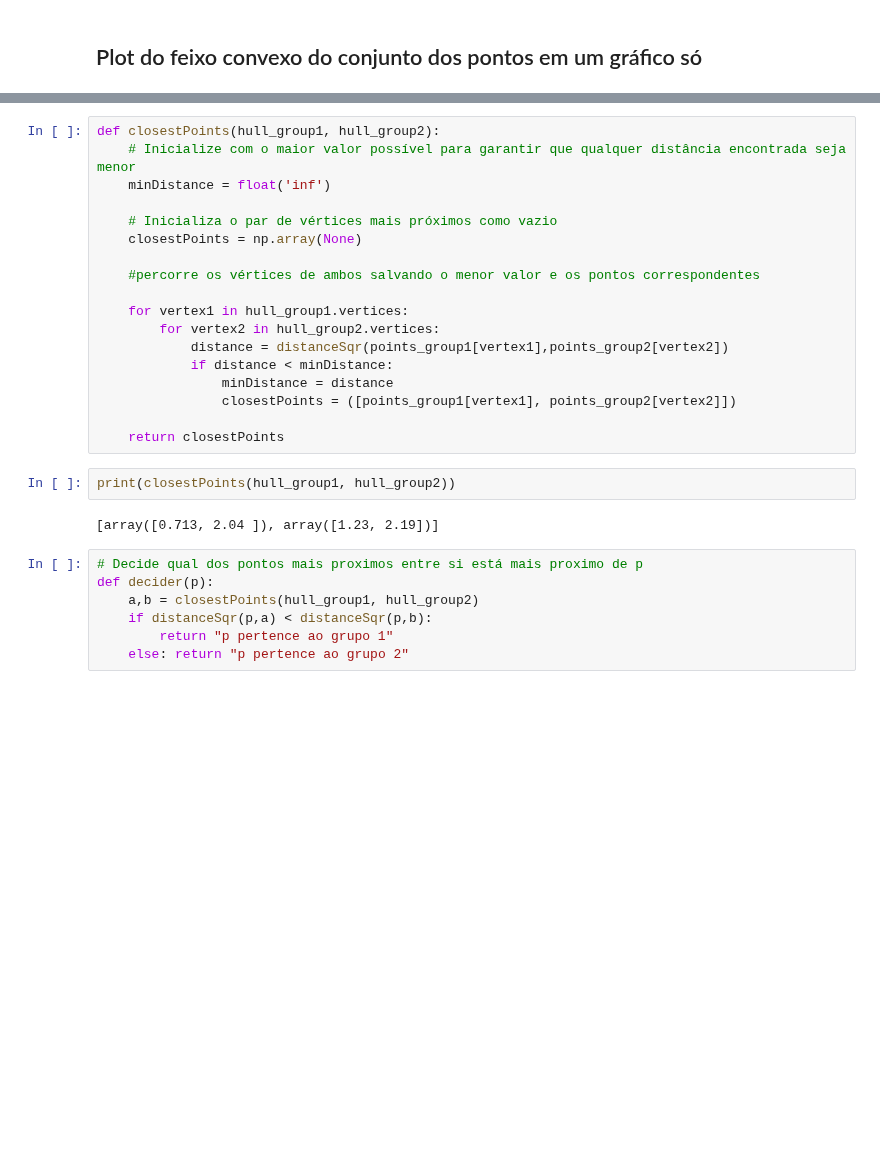
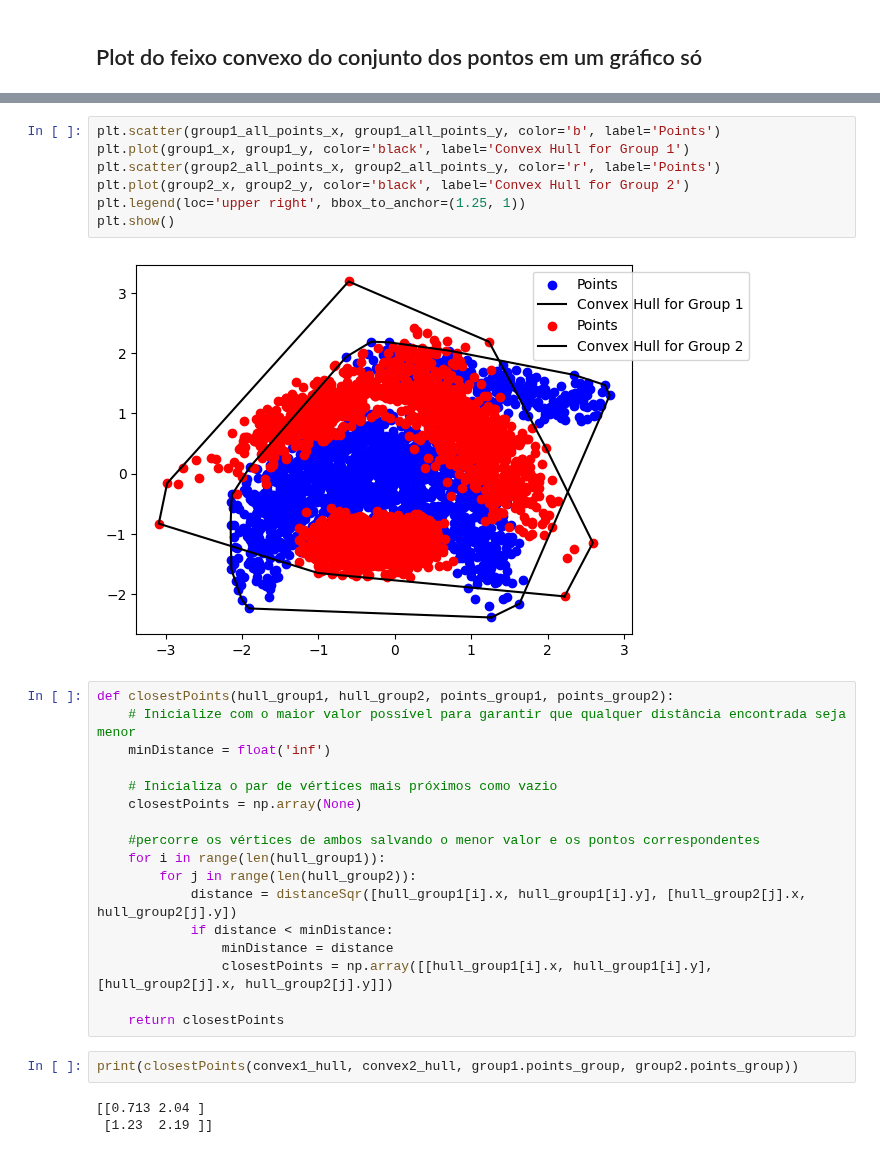
Before and after one commit to LeoOMaia/ALG-2, a Jupyter notebook: trabson.ipynb, the cells around one changed output, grey strips where cells are left out. Cells and saved outputs as stored; diff of their text form; blank space fills up the shorter version.

```diff
--- a/trabson.ipynb
+++ b/trabson.ipynb
@@ -118,5 +137,14 @@ for simplex in hull_group2.simplices:
+# %%
+plt.scatter(group1_all_points_x, group1_all_points_y, color='b', label='Points')
+plt.plot(group1_x, group1_y, color='black', label='Convex Hull for Group 1')
+plt.scatter(group2_all_points_x, group2_all_points_y, color='r', label='Points')
+plt.plot(group2_x, group2_y, color='black', label='Convex Hull for Group 2')
+plt.legend(loc='upper right', bbox_to_anchor=(1.25, 1))
+plt.show()
+# %% [output]
+[figure, added]
 # %%
-def closestPoints(hull_group1, hull_group2):
+def closestPoints(hull_group1, hull_group2, points_group1, points_group2):
     # Inicialize com o maior valor possível para garantir que qualquer distância encontrada seja menor
     minDistance = float('inf')
 
@@ -124,23 +152,16 @@ def closestPoints(hull_group1, hull_group2):
     closestPoints = np.array(None)
 
     #percorre os vértices de ambos salvando o menor valor e os pontos correspondentes
-
-    for vertex1 in hull_group1.vertices:
-        for vertex2 in hull_group2.vertices:
-            distance = distanceSqr(points_group1[vertex1],points_group2[vertex2])
+    for i in range(len(hull_group1)):
+        for j in range(len(hull_group2)):
+            distance = distanceSqr([hull_group1[i].x, hull_group1[i].y], [hull_group2[j].x, hull_group2[j].y])
             if distance < minDistance:
                 minDistance = distance
-                closestPoints = ([points_group1[vertex1], points_group2[vertex2]])
+                closestPoints = np.array([[hull_group1[i].x, hull_group1[i].y], [hull_group2[j].x, hull_group2[j].y]])
 
     return closestPoints
-# %%
-print(closestPoints(hull_group1, hull_group2))
-# %% [output]
-[array([0.713, 2.04 ]), array([1.23, 2.19])]
-# %%
-# Decide qual dos pontos mais proximos entre si está mais proximo de p
-def decider(p):
-    a,b = closestPoints(hull_group1, hull_group2)
-    if distanceSqr(p,a) < distanceSqr(p,b):
-        return "p pertence ao grupo 1"
-    else: return "p pertence ao grupo 2"
+# %%
+print(closestPoints(convex1_hull, convex2_hull, group1.points_group, group2.points_group))
+# %% [output]
+[[0.713 2.04 ]
+ [1.23  2.19 ]]
```
Also changed, not shown: parts of 7 cells of this notebook.
